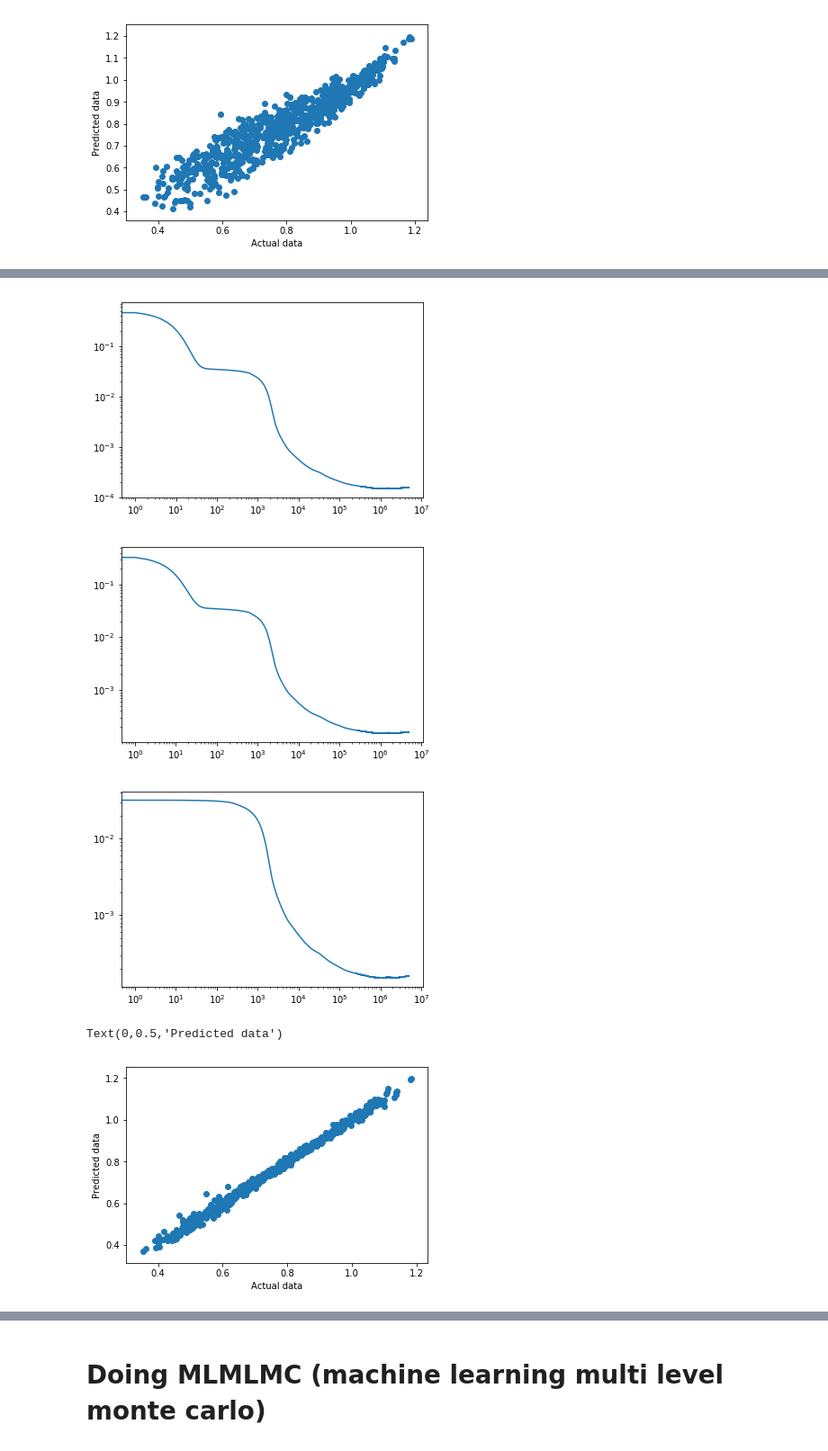
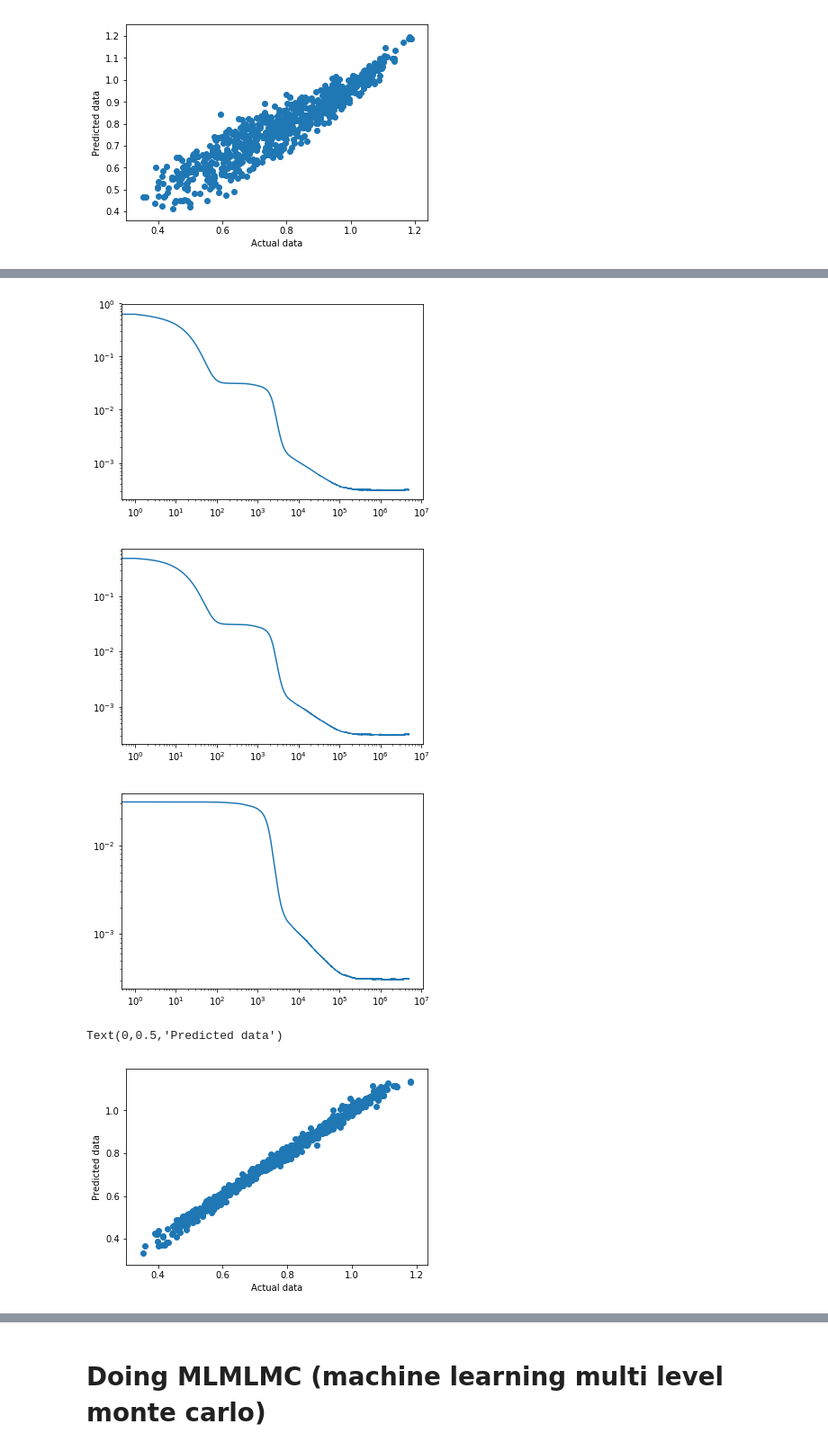
Before and after one commit to kjetil-lye/learning_airfoils, a Jupyter notebook: notebooks/Keras-Copy1.ipynb, the cells around one changed output, grey strips where cells are left out. Shown: that part at 90% size. Drawn from its saved outputs; the diff is of its cells as text; code cells hidden in the pictures.

```diff
--- a/notebooks/Keras-Copy1.ipynb
+++ b/notebooks/Keras-Copy1.ipynb
@@ -92,11 +92,11 @@ Text(0,0.5,'Predicted data')
 model = Sequential([
     Dense(10, input_shape=(input_size,)),
     Activation('relu'),
-    Dense(10),
+    Dense(12),
     Activation('relu'),
     Dense(10),
     Activation('relu'),
-    Dense(10),
+    Dense(12),
     Activation('relu'),
     Dense(10),
     Activation('relu'),
@@ -144,8 +144,8 @@ plt.ylabel("Predicted data")
-[figure, old version]
+[figure, new version]
-[figure, old version]
+[figure, new version]
-[figure, old version]
+[figure, new version]
 Text(0,0.5,'Predicted data')
-[figure, old version]
+[figure, new version]
 # %%
 import scipy.interpolate
 interpolated = scipy.interpolate.griddata(qmc_points[:train_size,:], y_train, qmc_points, method='nearest')
```
Also changed, not shown: parts of 4 cells of this notebook.
